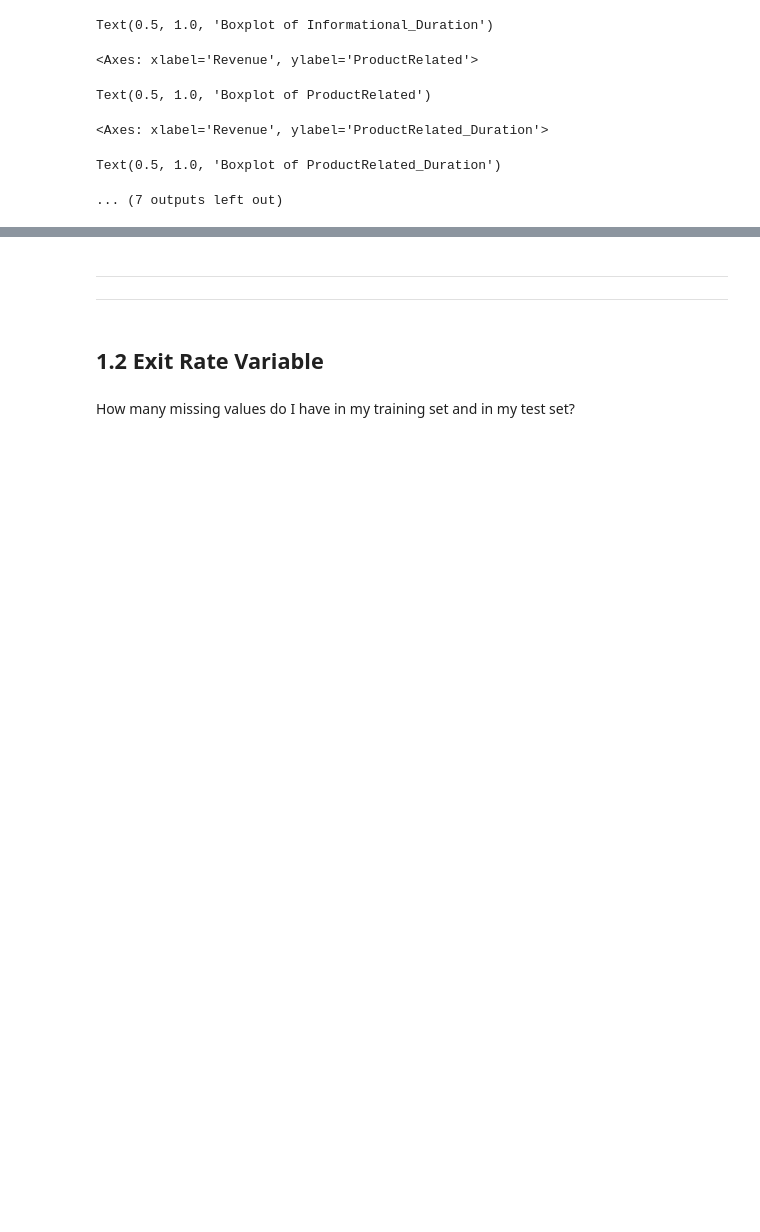
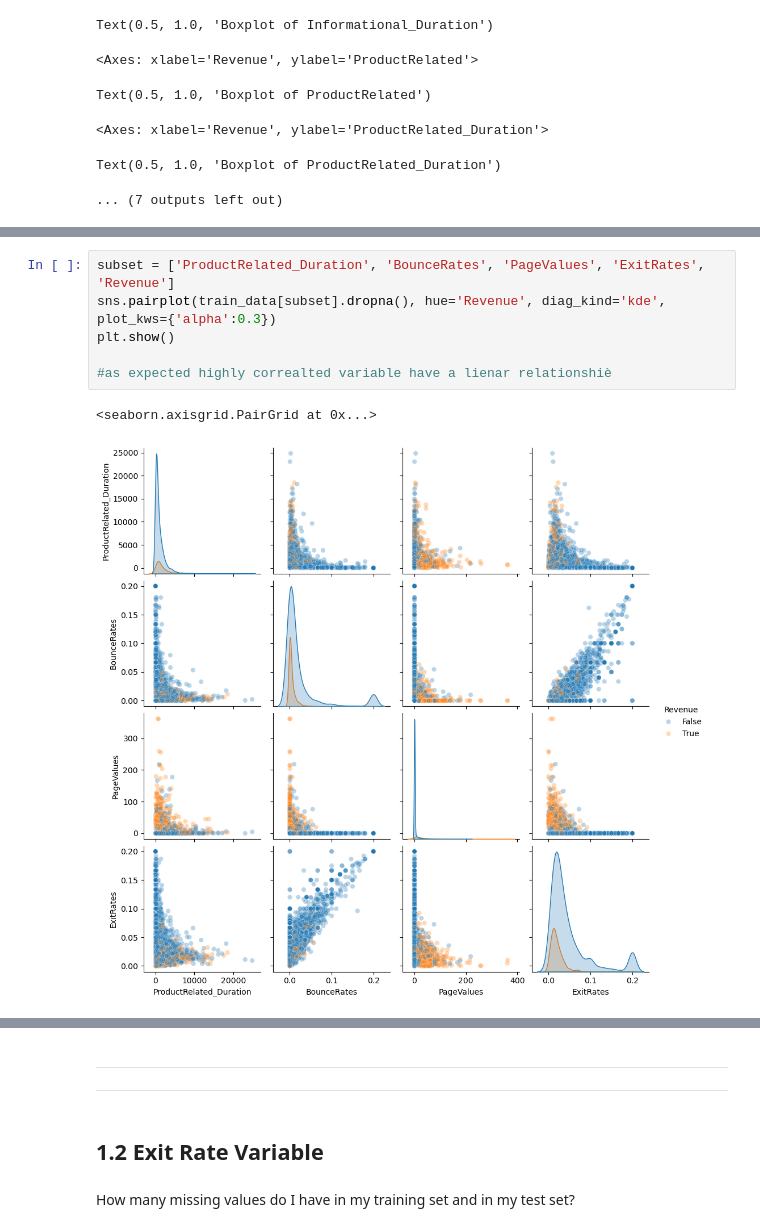
Before and after one commit to inchrysi/MLproject, a Jupyter notebook: MLproject.ipynb, the cells around one changed output, grey strips where cells are left out. Drawn from its saved outputs; the diff is of its cells as text; blank space fills up the shorter version.

```diff
--- a/MLproject.ipynb
+++ b/MLproject.ipynb
@@ -308,0 +336,9 @@ Text(0.5, 1.0, 'Boxplot of ProductRelated_Duration')
+# %%
+subset = ['ProductRelated_Duration', 'BounceRates', 'PageValues', 'ExitRates', 'Revenue']
+sns.pairplot(train_data[subset].dropna(), hue='Revenue', diag_kind='kde', plot_kws={'alpha':0.3})
+plt.show()
+
+#as expected highly correalted variable have a lienar relationshiè
+# %% [output]
+<seaborn.axisgrid.PairGrid at 0x...>
+[figure, added]
```
Also changed, not shown: parts of 58 cells of this notebook, 1 other file.
